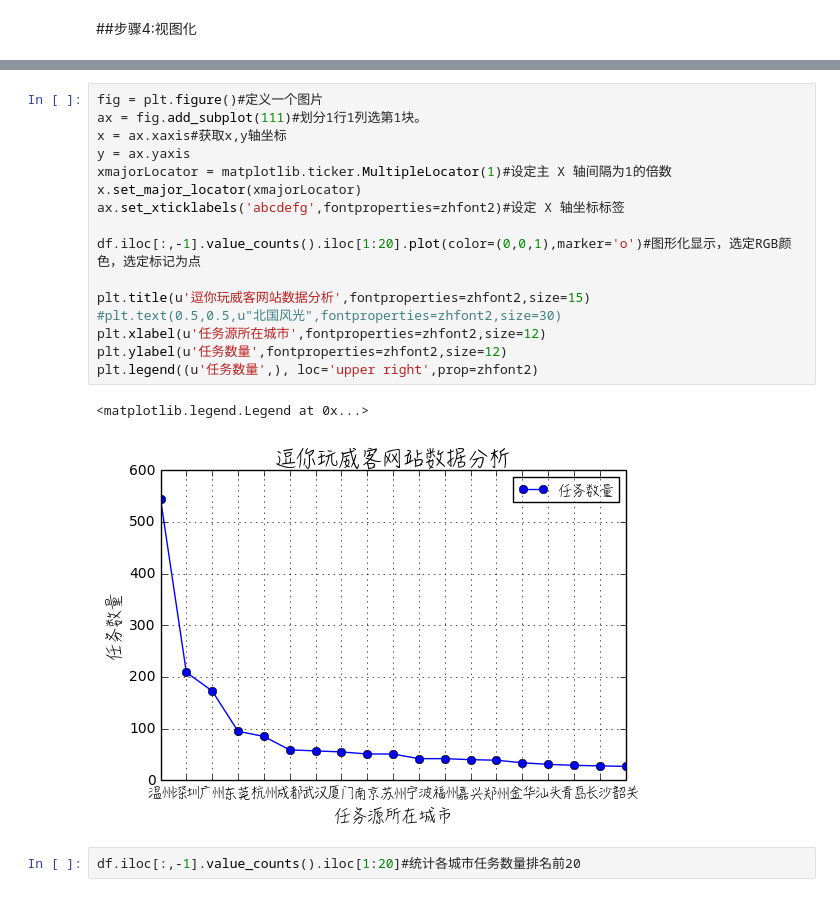
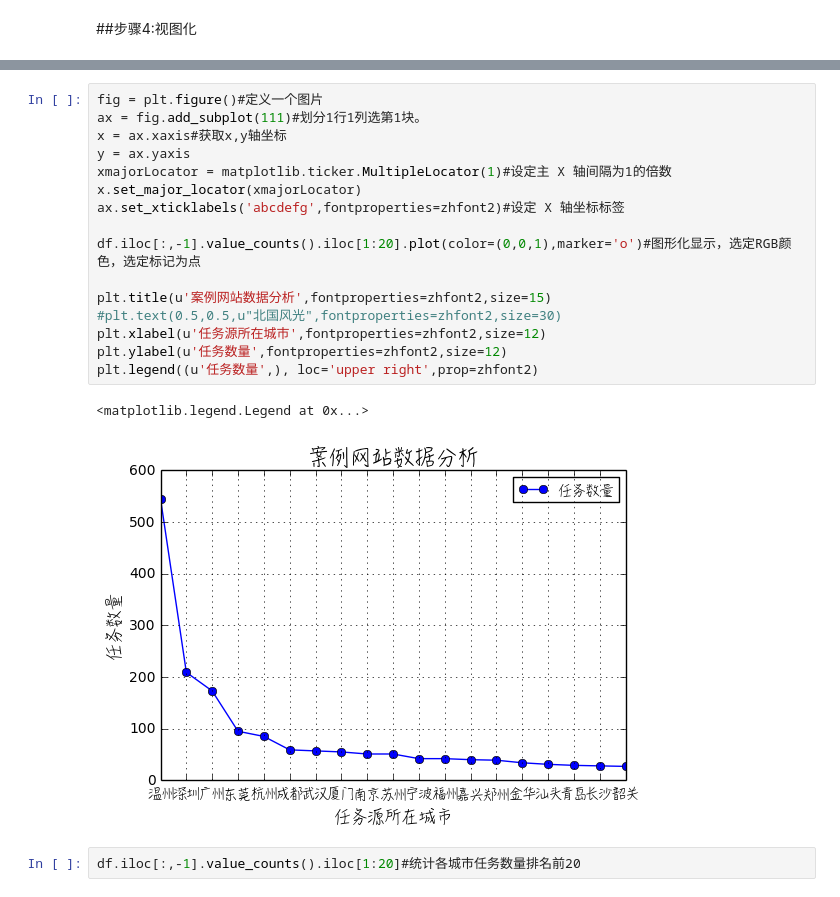
Before and after one commit to chengang545/dataMining, a Jupyter notebook: Untitled2.ipynb, the cells around one changed output, grey strips where cells are left out. Cells and saved outputs as stored; diff of their text form.

```diff
--- a/Untitled2.ipynb
+++ b/Untitled2.ipynb
@@ -82,22 +98,22 @@ dtype: int64
 # %%
 fig = plt.figure()#定义一个图片
 ax = fig.add_subplot(111)#划分1行1列选第1块。
 x = ax.xaxis#获取x,y轴坐标
 y = ax.yaxis
 xmajorLocator = matplotlib.ticker.MultipleLocator(1)#设定主 X 轴间隔为1的倍数
 x.set_major_locator(xmajorLocator)
 ax.set_xticklabels('abcdefg',fontproperties=zhfont2)#设定 X 轴坐标标签
 
 df.iloc[:,-1].value_counts().iloc[1:20].plot(color=(0,0,1),marker='o')#图形化显示，选定RGB颜色，选定标记为点
 
-plt.title(u'逗你玩威客网站数据分析',fontproperties=zhfont2,size=15)
+plt.title(u'案例网站数据分析',fontproperties=zhfont2,size=15)
 #plt.text(0.5,0.5,u"北国风光",fontproperties=zhfont2,size=30)
 plt.xlabel(u'任务源所在城市',fontproperties=zhfont2,size=12)
 plt.ylabel(u'任务数量',fontproperties=zhfont2,size=12)
 plt.legend((u'任务数量',), loc='upper right',prop=zhfont2)
 # %% [output]
 <matplotlib.legend.Legend at 0x...>
-[figure, old version]
+[figure, new version]
 # %%
 df.iloc[:,-1].value_counts().iloc[1:20]#统计各城市任务数量排名前20
 # %% [output]
```
Also changed, not shown: parts of 7 cells of this notebook.
